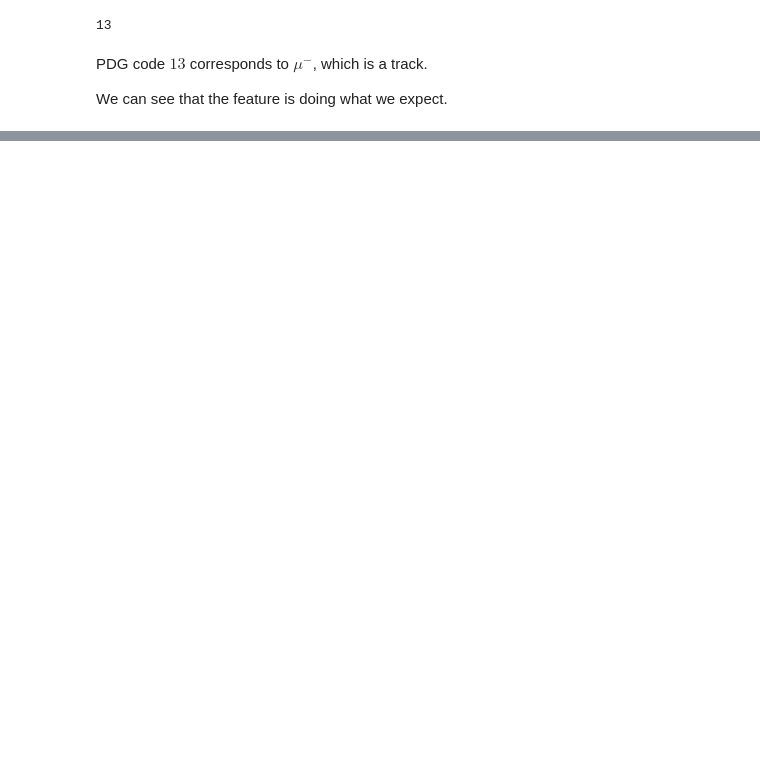
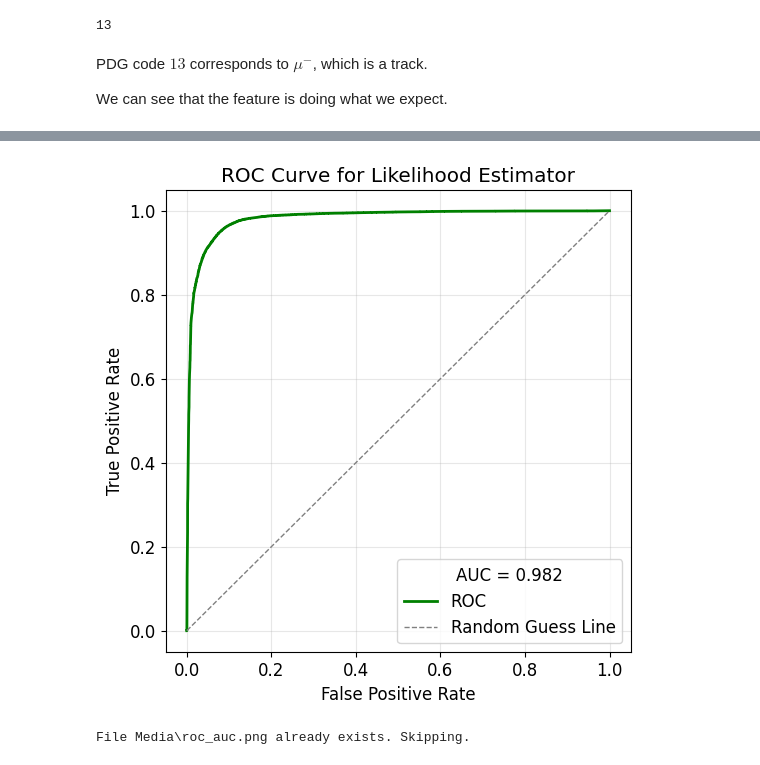
Before and after one commit to cBollins/Final-Year-ML-Project, a Jupyter notebook: Project_Overview.ipynb, the cells around one changed output, grey strips where cells are left out. Drawn from its saved outputs; the diff is of its cells as text; code cells hidden in the pictures; blank space fills up the shorter version.

```diff
--- a/Project_Overview.ipynb
+++ b/Project_Overview.ipynb
@@ -18,10 +18,10 @@ from UG_Project_Raw.uproot_io import Events, View
 # %%
 # A non-corrupt copy of the cheated_0 file from the raw folder
-events = Events("CheatedRecoFile_0_new.root")
+cheated_0 = Events("CheatedRecoFile_0_new.root")
 
-# The Monte-Carlo PDG is a universel numbering scheme for all particles
+# The Monte-Carlo PDG is a universal numbering scheme for all particles
 # This dictionary was created by cross-referencing np.unique(events.mc_pdg) with the pdg codes
-# !! no connection right now, find link to the paper
+# https://pdg.lbl.gov/2007/reviews/montecarlorpp.pdf
 from pdgs import mc_pdg_dict # <- see "pdgs.py" for the full dictionary
 # %% [markdown]
 ## Examples
@@ -188,7 +190,7 @@ track_rmse = []
 shower_rmse = []
 
 # Iterate over each particle in the file
-N = len(events.num_final_state_particles) # <- number of particles in the event
+N = len(cheated_0.num_final_state_particles) # <- number of particles in the event
 
 # With reference to the notes, "showers" are defined as either electrons or photons
 showers = {11, -11, 22} # pdg codes of electrons, positrons and photons
@@ -196,10 +198,10 @@ showers = {11, -11, 22} # pdg codes of electrons, positrons and photons
 for idx in range(N):
 
     # Calculate the RMSE
-    result = rmse(events, idx)
+    result = rmse(cheated_0, idx)
 
     # Sort into the correct list
-    if events.mc_pdg[idx] in showers:
+    if cheated_0.mc_pdg[idx] in showers:
         shower_rmse.append(result)
     else:
         track_rmse.append(result)
@@ -287,0 +658,23 @@ This gives a probability distribution function that we can use to assess a test
+# %%
+from sklearn.metrics import roc_curve, auc
+
+# remap "track" -> 1, "shower" -> 0
+y_true  = [1 if c[2] == "track" else 0 for c in likelihoods]
+y_pred = [l[0] for l in likelihoods]
+
+# true/false positive rates
+fpr, tpr, _ = roc_curve(y_true, y_pred)
+roc_auc = auc(fpr, tpr)
+
+plt.figure(figsize=(6,6))
+plt.plot(fpr, tpr, lw=2, label="ROC", c="g")
+plt.plot([0, 1], [0, 1], color="gray", lw=1, linestyle="--", label="Random Guess Line")
+plt.xlabel("False Positive Rate")
+plt.ylabel("True Positive Rate")
+plt.title("ROC Curve for Likelihood Estimator")
+plt.legend(title=f"AUC = {roc_auc:.3f}")
+plt.grid(alpha=0.3)
+plot_utils.showsave("roc_auc")
+# %% [output]
+[figure, added]
+File Media\roc_auc.png already exists. Skipping.
```
Also changed, not shown: parts of 28 cells of this notebook, 3 other files.
